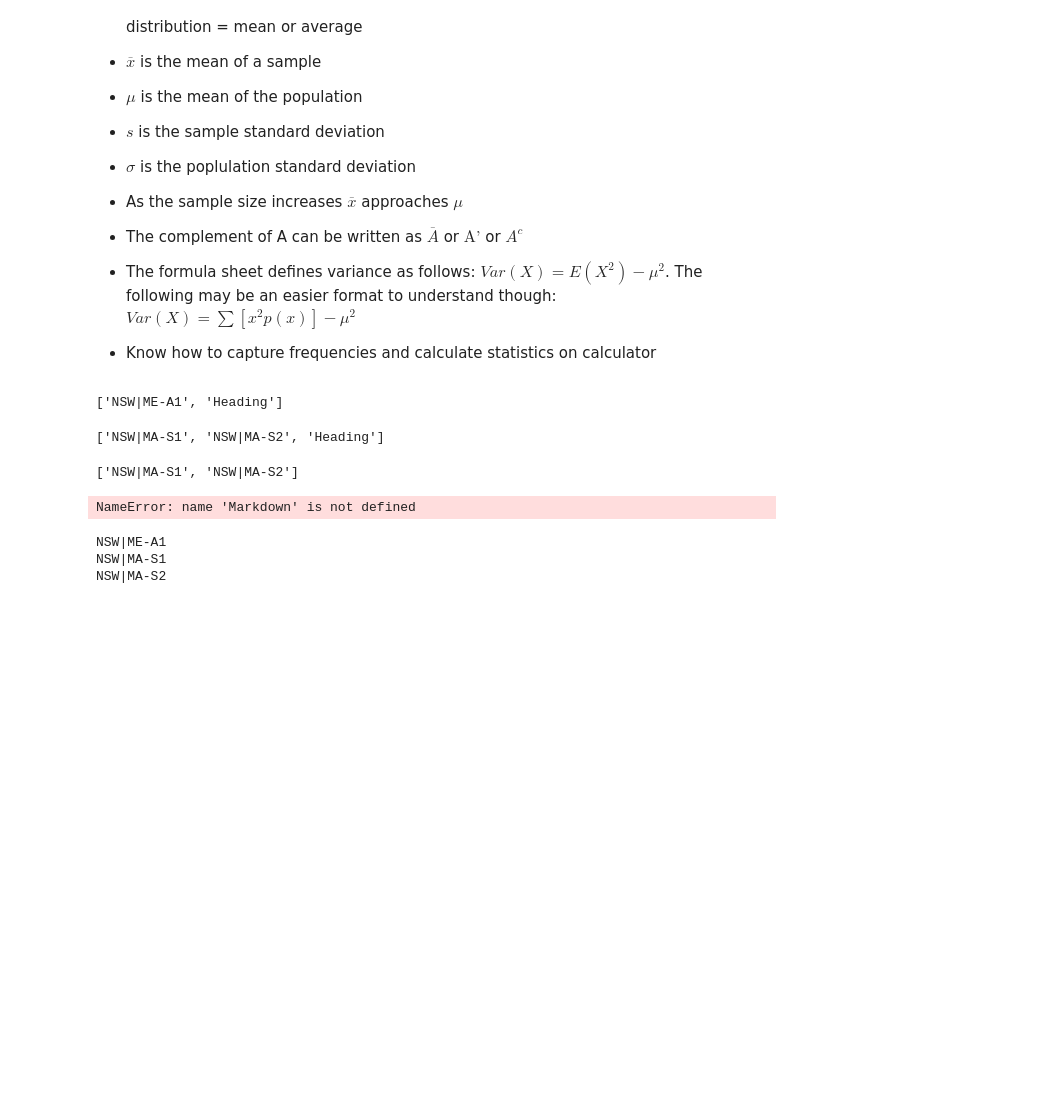
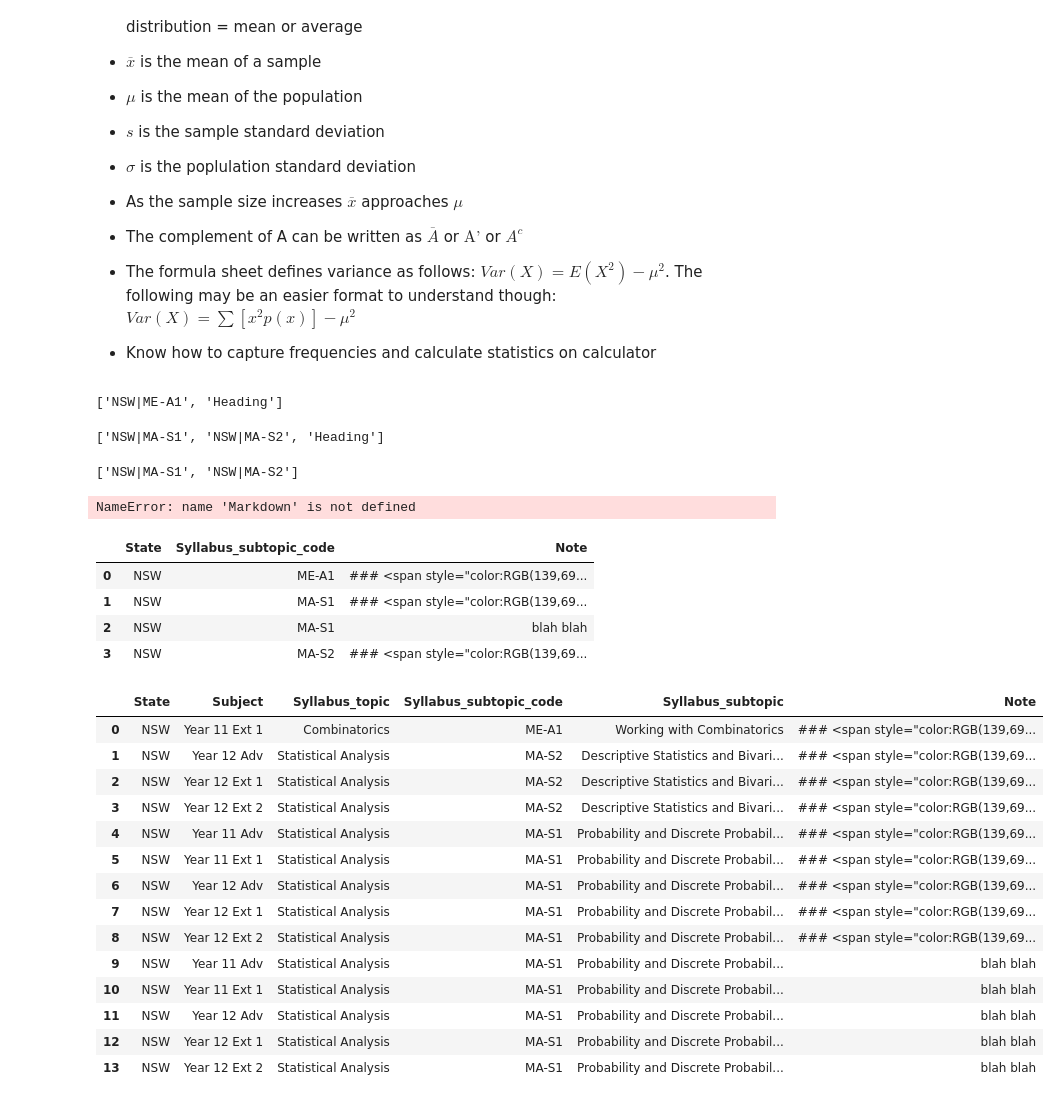
Before and after one commit to charl-potgieter/AustralianSchoolMaths, a Jupyter notebook: WebsiteCreator/caller.ipynb, the cells around one changed output. Drawn from its saved outputs; the diff is of its cells as text; code cells hidden in the pictures; blank space fills up the shorter version.

```diff
--- a/WebsiteCreator/caller.ipynb
+++ b/WebsiteCreator/caller.ipynb
@@ -288,25 +288,49 @@ data_source = DataSource()
 note_list=[]
 for filename in os.listdir(notebook_dir):
     filepath = os.path.join(notebook_dir, filename)
+    notebook_content = data_source._read_json_from_notebook(filepath)
     cell_tags_ex_heading = data_source._notebook_cell_tags_ex_heading(filepath)
-    for cell_to_display in cell_tags_ex_heading:
-        print(cell_to_display)
+    for tag in cell_tags_ex_heading:
+        for cell in notebook_content['cells']:
+            if tag in cell['metadata']['tags']:
+                state = tag.split('|')[0]
+                subtopic_code = tag.split('|')[1]
+                note = (
+                    data_source._convert_notebook_markdown_content_to_string(
+                        cell['source']
+                    ))
+                note_list = note_list + [{
+                    'State':state,
+                    'Syllabus_subtopic_code':subtopic_code,
+                    'Note':note
+                }]
 
-        # state = state_subtopic_code.split('|')[0]
-        # subtopic_code = state_subtopic_code.split('|')[1]
-
-        # notebook_tags_to_exclude = state_subtopic_codes.copy() + ['Heading']
-        # notebook_tags_to_exclude.remove(state_subtopic_code)
-        # notebook_content = data_source._jupyter_notebook_to_markdown(
-        #     filepath, notebook_tags_to_exclude)
-        # note_list = note_list + [{
-        #     'State':state,
-        #     'Syllabus_subtopic_code':subtopic_code,
-        #     'Note':notebook_content
-        # }]
-
-# df  = pd.Dat aFrame(note_list)
+df  = pd.DataFrame(note_list)
+display(df)
 # %% [output]
-NSW|ME-A1
-NSW|MA-S1
-NSW|MA-S2
+|  | State | Syllabus_subtopic_code | Note |
+| 0 | NSW | ME-A1 | ### <span style="color:RGB(139,69... |
+| 1 | NSW | MA-S1 | ### <span style="color:RGB(139,69... |
+| 2 | NSW | MA-S1 | blah blah |
+| 3 | NSW | MA-S2 | ### <span style="color:RGB(139,69... |
+# %%
+from data_sources import DataSource
+
+data_source = DataSource()
+data_source.notes_by_year_cumulative
+# %% [output]
+|  | State | Subject | Syllabus_topic | Syllabus_subtopic_code | Syllabus_subtopic | Note |
+| 0 | NSW | Year 11 Ext 1 | Combinatorics | ME-A1 | Working with Combinatorics | ### <span style="color:RGB(139,69... |
+| 1 | NSW | Year 12 Adv | Statistical Analysis | MA-S2 | Descriptive Statistics and Bivari... | ### <span style="color:RGB(139,69... |
+| 2 | NSW | Year 12 Ext 1 | Statistical Analysis | MA-S2 | Descriptive Statistics and Bivari... | ### <span style="color:RGB(139,69... |
+| 3 | NSW | Year 12 Ext 2 | Statistical Analysis | MA-S2 | Descriptive Statistics and Bivari... | ### <span style="color:RGB(139,69... |
+| 4 | NSW | Year 11 Adv | Statistical Analysis | MA-S1 | Probability and Discrete Probabil... | ### <span style="color:RGB(139,69... |
+| 5 | NSW | Year 11 Ext 1 | Statistical Analysis | MA-S1 | Probability and Discrete Probabil... | ### <span style="color:RGB(139,69... |
+| 6 | NSW | Year 12 Adv | Statistical Analysis | MA-S1 | Probability and Discrete Probabil... | ### <span style="color:RGB(139,69... |
+| 7 | NSW | Year 12 Ext 1 | Statistical Analysis | MA-S1 | Probability and Discrete Probabil... | ### <span style="color:RGB(139,69... |
+| 8 | NSW | Year 12 Ext 2 | Statistical Analysis | MA-S1 | Probability and Discrete Probabil... | ### <span style="color:RGB(139,69... |
+| 9 | NSW | Year 11 Adv | Statistical Analysis | MA-S1 | Probability and Discrete Probabil... | blah blah |
+| 10 | NSW | Year 11 Ext 1 | Statistical Analysis | MA-S1 | Probability and Discrete Probabil... | blah blah |
+| 11 | NSW | Year 12 Adv | Statistical Analysis | MA-S1 | Probability and Discrete Probabil... | blah blah |
+| 12 | NSW | Year 12 Ext 1 | Statistical Analysis | MA-S1 | Probability and Discrete Probabil... | blah blah |
+| 13 | NSW | Year 12 Ext 2 | Statistical Analysis | MA-S1 | Probability and Discrete Probabil... | blah blah |
```
Also changed, not shown: parts of 2 cells of this notebook, 2 other files.
